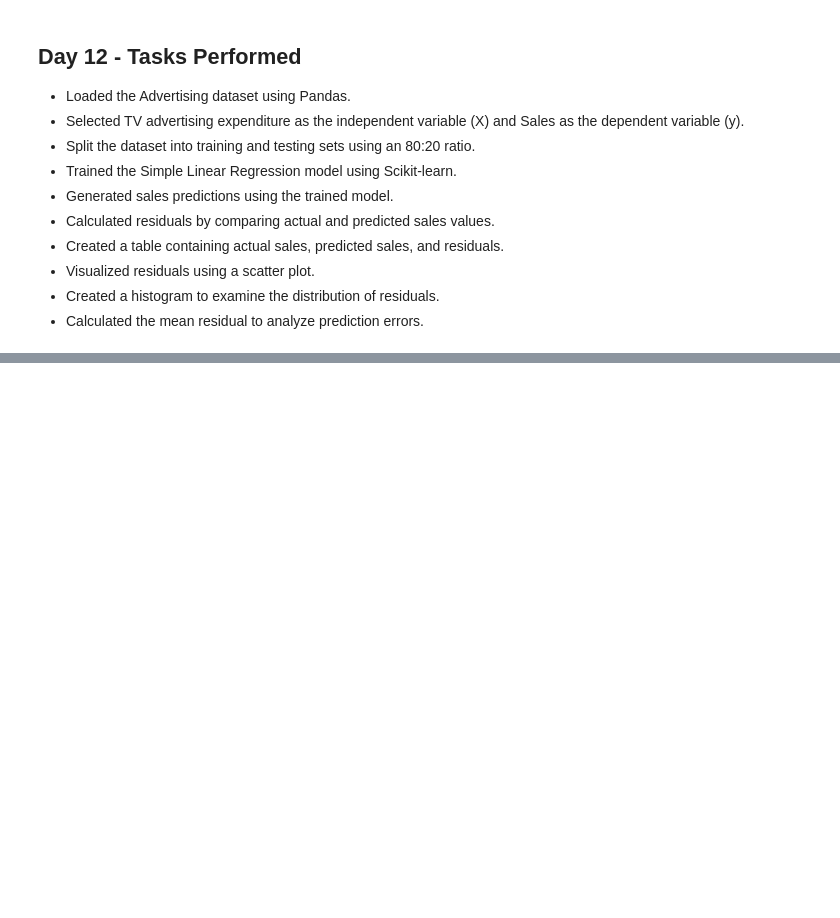
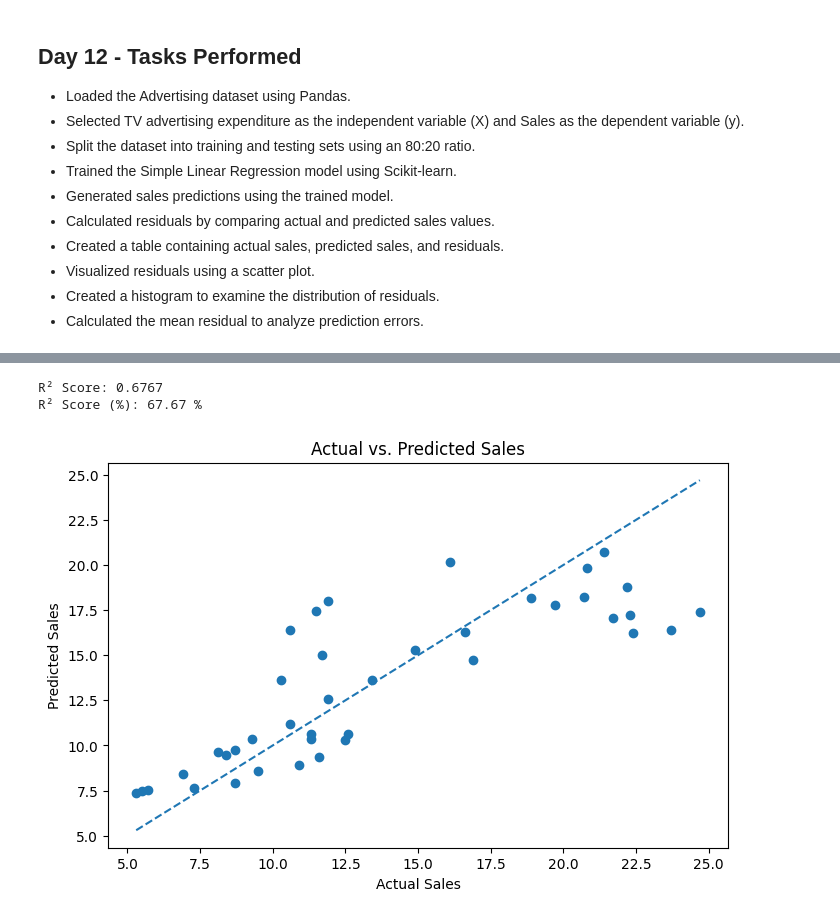
Before and after one commit to shreeshreeya69-crypto/simple-linear-regression-ybi, a Jupyter notebook: Simple_Linear_Regression_YBI.ipynb, the cells around one changed output, grey strips where cells are left out. Saved outputs shown, nothing was run; the diff lists cells and outputs as text; code cells hidden in the pictures; blank space fills up the shorter version.

Commit message:
Day 13 - Actual vs Predicted Sales Analysis

```diff
--- a/Simple_Linear_Regression_YBI.ipynb
+++ b/Simple_Linear_Regression_YBI.ipynb
@@ -1293,0 +1329,8 @@ Mean Residual: 0.30506600512195986
+# %%
+model = LinearRegression()
+
+model.fit(X_train, y_train)
+
+print("Model trained successfully!")
+print("Slope:", model.coef_[0])
+print("Intercept:", model.intercept_)
@@ -1293,0 +1341,14 @@ Mean Residual: 0.30506600512195986
+# %%
+y_pred = model.predict(X_test)
+
+comparison = pd.DataFrame({
+    'TV Advertising': X_test['TV'].values,
+    'Actual Sales': y_test.values,
+    'Predicted Sales': y_pred
+})
+
+comparison['Prediction Error'] = (
+    comparison['Actual Sales'] - comparison['Predicted Sales']
+)
+
+comparison.head(10)
@@ -1293,0 +1367,29 @@ Mean Residual: 0.30506600512195986
+# %%
+r2 = r2_score(y_test, y_pred)
+
+print("R² Score:", round(r2, 4))
+print("R² Score (%):", round(r2 * 100, 2), "%")
+# %% [output]
+R² Score: 0.6767
+R² Score (%): 67.67 %
+# %%
+plt.figure(figsize=(8, 5))
+
+plt.scatter(y_test, y_pred)
+
+plt.xlabel("Actual Sales")
+plt.ylabel("Predicted Sales")
+plt.title("Actual vs. Predicted Sales")
+
+min_value = min(y_test.min(), y_pred.min())
+max_value = max(y_test.max(), y_pred.max())
+
+plt.plot(
+    [min_value, max_value],
+    [min_value, max_value],
+    linestyle='--'
+)
+
+plt.show()
+# %% [output]
+[figure, added]
```
Also changed, not shown: parts of 6 cells of this notebook.
